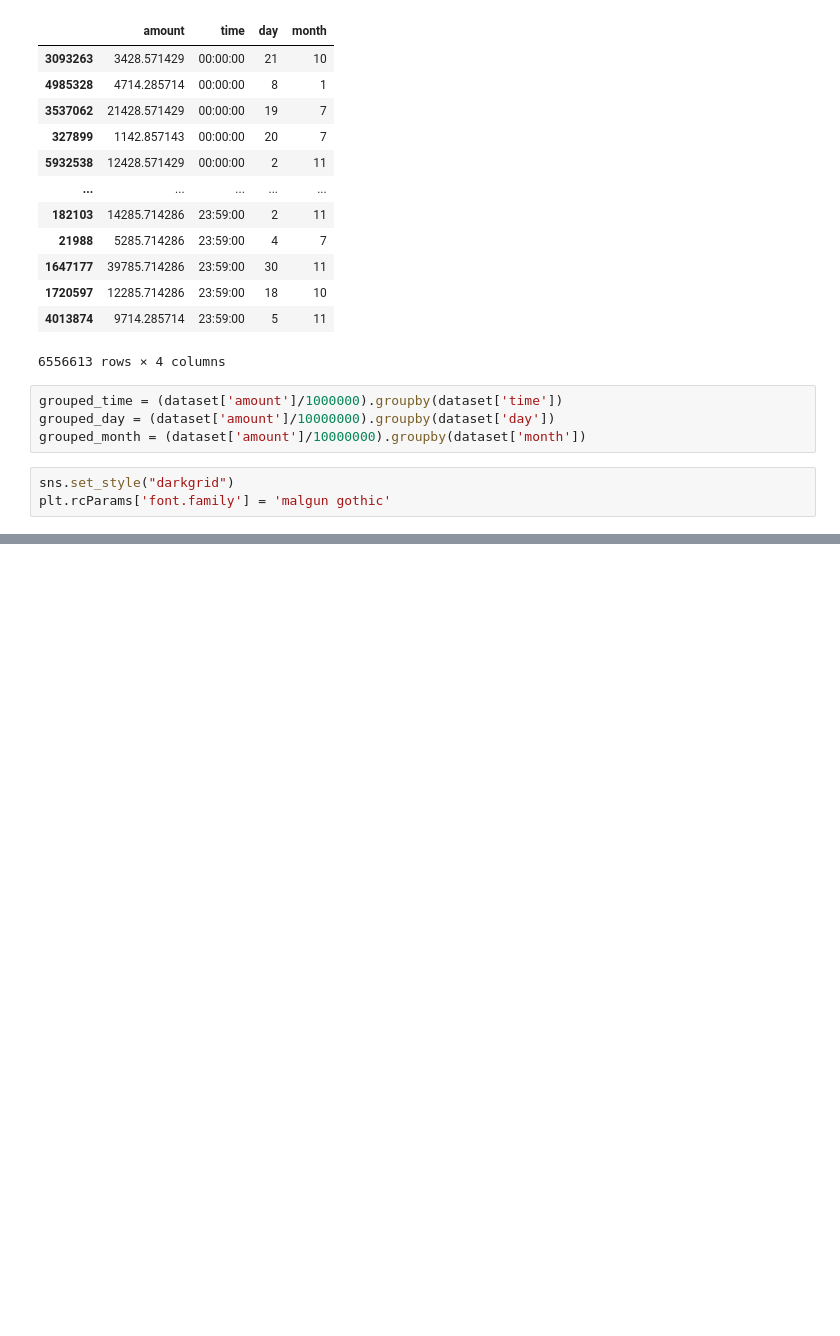
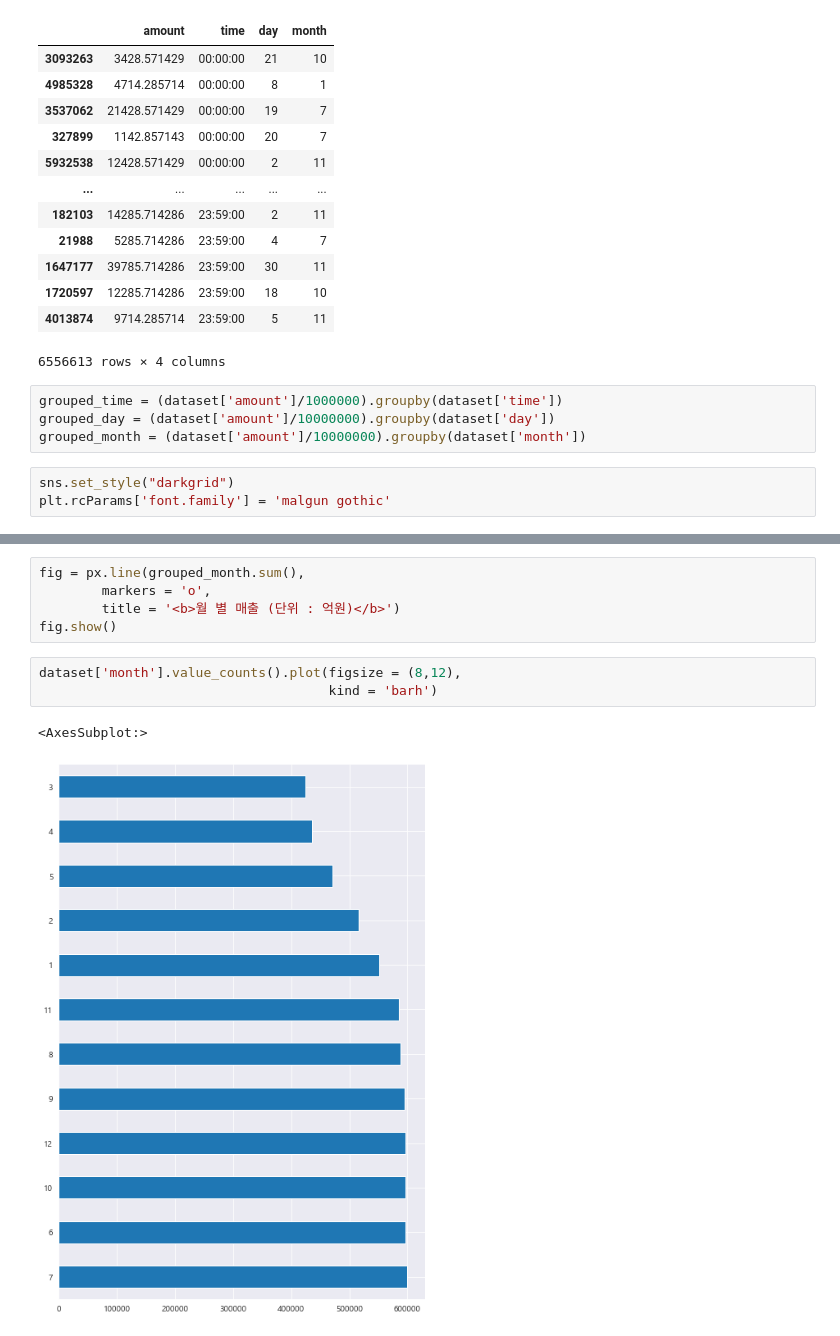
Before and after one commit to signature95/ubion_deeplearning, a Jupyter notebook: Code/JH_EDAdata.ipynb, the cells around one changed output, grey strips where cells are left out. Saved outputs shown, nothing was run; the diff lists cells and outputs as text; blank space fills up the shorter version.

```diff
--- a/Code/JH_EDAdata.ipynb
+++ b/Code/JH_EDAdata.ipynb
@@ -148 +215,12 @@ grouped_month.sum().plot(figsize = (20,6),
 [figure]
+# %%
+fig = px.line(grouped_month.sum(),
+        markers = 'o',
+        title = '<b>월 별 매출 (단위 : 억원)</b>')
+fig.show()
+# %%
+dataset['month'].value_counts().plot(figsize = (8,12),
+                                     kind = 'barh')
+# %% [output]
+<AxesSubplot:>
+[figure, added]
```
Also changed, not shown: parts of 9 cells of this notebook.
